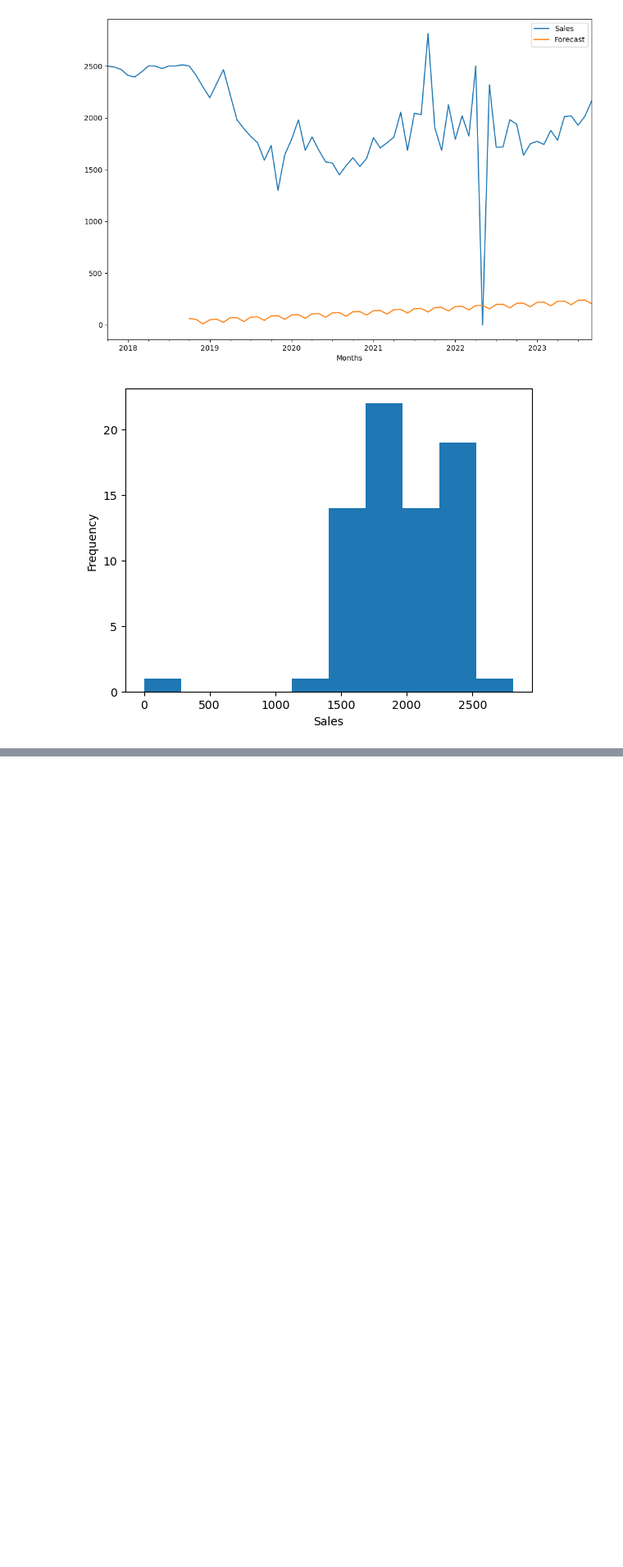
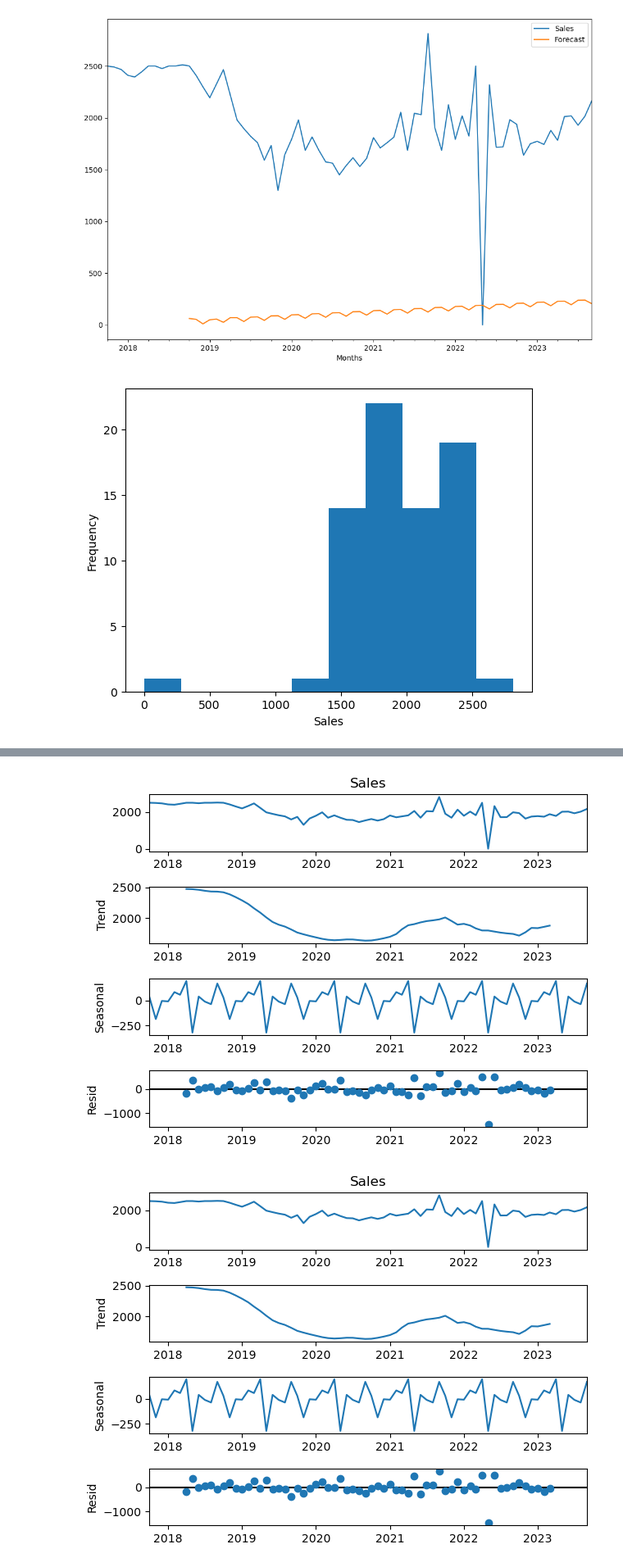
Before and after one commit to Veekits/ARIMA-model-for-Time-Series, a Jupyter notebook: ARIMA Model for Nouba 46 (Differencing).ipynb, the cells around one changed output, grey strips where cells are left out. Shown at 82% size. Cells and saved outputs as stored; diff of their text form; code cells hidden in the pictures; blank space fills up the shorter version.

```diff
--- a/ARIMA Model for Nouba 46 (Differencing).ipynb
+++ b/ARIMA Model for Nouba 46 (Differencing).ipynb
@@ -234,0 +259,10 @@ plt.show()
+# %%
+result = seasonal_decompose(df['Sales'], model = 'additive')
+
+seasonal = result.seasonal
+trend = result.trend
+residual = result.resid
+result.plot()
+# %% [output]
+[figure, added]
+[figure, added]
```
Also changed, not shown: parts of 11 cells of this notebook.
